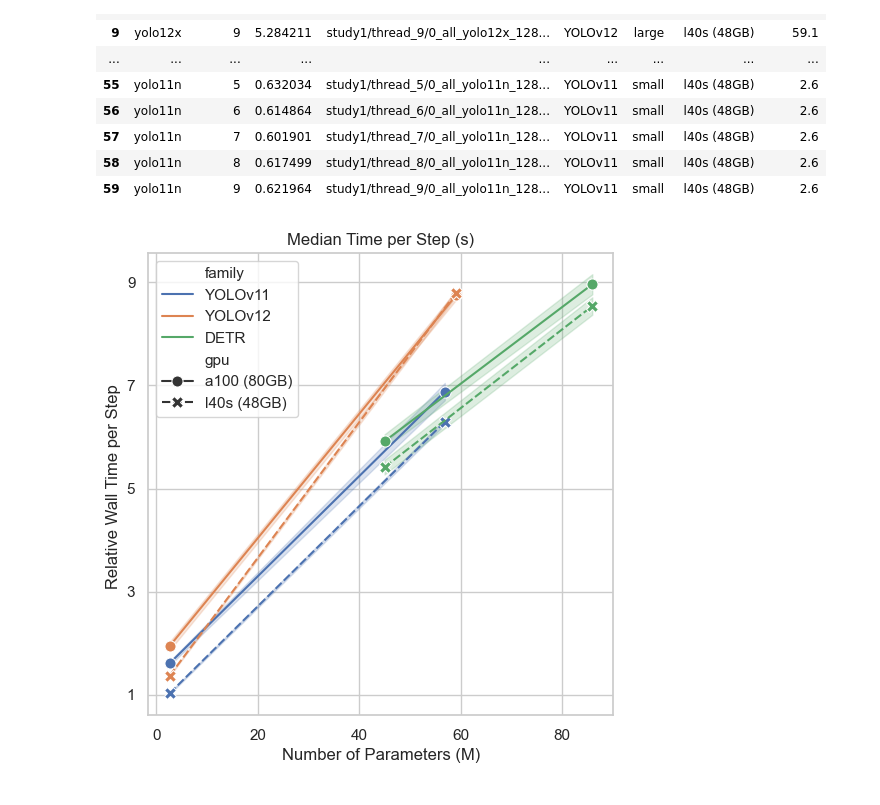
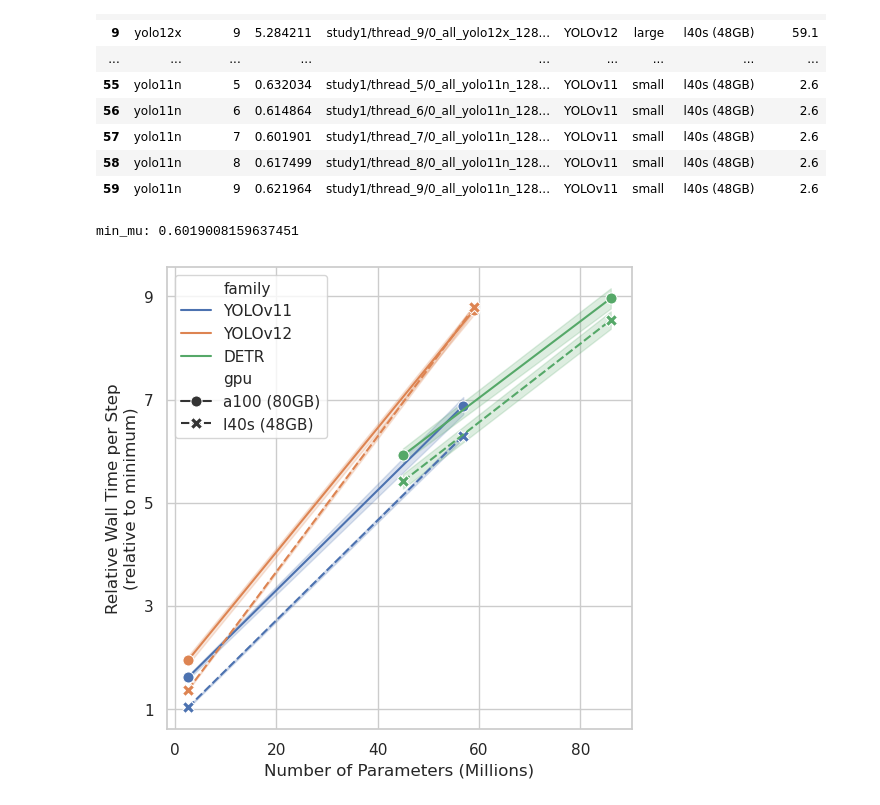
Before and after one commit to Niche-Lab/COLO, a Jupyter notebook: evaluate.ipynb, the cells around one changed output. Drawn from its saved outputs; the diff is of its cells as text; code cells hidden in the pictures.

Commit message:
evaluate inference time

```diff
--- a/evaluate.ipynb
+++ b/evaluate.ipynb
@@ -75,12 +59,0 @@ df_infer
-# %%
-sns.set(style="whitegrid")
-
-g = sns.lineplot(data=df_infer, x="params", y="fps",
-             hue="family", style="gpu",
-             hue_order=["YOLOv11", "YOLOv12", "DETR"],
-             markers=True, markersize=8,)
-g.set(
-    yscale="log",
-    yticks=[2**i for i in range(5, 12)],
-    yticklabels=[2**i for i in range(5, 12)],
-    ylabel="Frames per Seconds (log)")
@@ -363,26 +323,24 @@ df_time
 | 58 | yolo11n | 8 | 0.617499 | study1/thread_8/0_all_yolo11n_128... | YOLOv11 | small | l40s (48GB) | 2.6 |
 | 59 | yolo11n | 9 | 0.621964 | study1/thread_9/0_all_yolo11n_128... | YOLOv11 | small | l40s (48GB) | 2.6 |
 # %%
-min_mu = df_time["median"].min()
+min_mu = df_time["median"].min(); print(f"min_mu: {min_mu}")
 df_time["mu_std"] = df_time["median"] / min_mu
 
 sns.set(style="whitegrid")
 plt.figure(figsize=(6, 6))
 sns.lineplot(data=df_time, x="params", y="mu_std",
              hue="family", style="gpu",
              hue_order=["YOLOv11", "YOLOv12", "DETR"],
              err_style="band", errorbar=("se", 2),
              markers=True, markersize=8,
-
              )
-# y tick
 plt.yticks(np.arange(1, 10, 2))
 plt.xticks(np.arange(0, 100, 20))
-plt.title("Median Time per Step (s)")
-plt.ylabel("Relative Wall Time per Step ")
-plt.xlabel("Number of Parameters (M)")
+plt.ylabel("Relative Wall Time per Step\n(relative to minimum)")
+plt.xlabel("Number of Parameters (Millions)")
 # move legend to the right
 # plt.legend(title="Family", loc="upper left", bbox_to_anchor=(1, 1))
-plt.savefig(PATHS["DIR_SRC"]/"ms"/"r1"/"src"/"fig_time.png", dpi=300)
+plt.savefig(PATHS["DIR_SRC"]/"ms"/"r1"/"src"/"fig_time_train.png", dpi=300)
 # %% [output]
+min_mu: 0.6019008159637451
-[figure, old version]
+[figure, new version]
```
Also changed, not shown: parts of 7 cells of this notebook, 2 other files.
